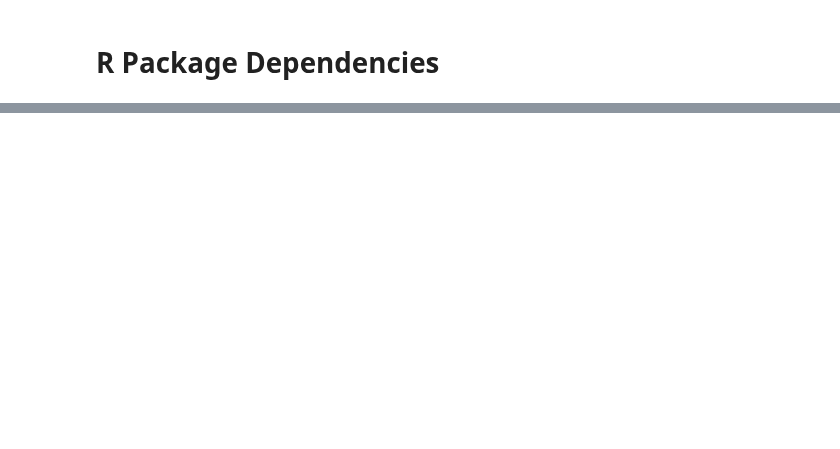
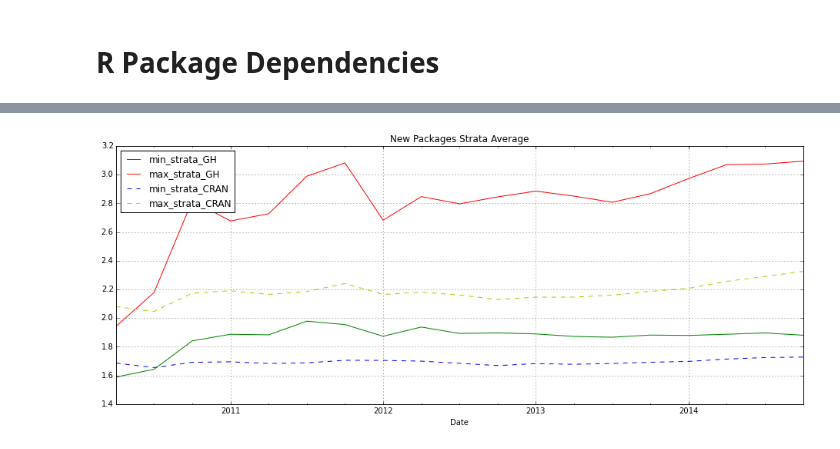
Before and after one commit to maelick/GitHub-API-Helpers, a Jupyter notebook: SANER2016/notebooks/R Package Dependencies.ipynb, the cells around one changed output, grey strips where cells are left out. Cells and saved outputs as stored; diff of their text form; code cells hidden in the pictures; blank space fills up the shorter version.

```diff
--- a/SANER2016/notebooks/R Package Dependencies.ipynb
+++ b/SANER2016/notebooks/R Package Dependencies.ipynb
@@ -146,0 +162,21 @@ df.sort('2014-07-31 00:00:00', ascending=False, inplace=False)
+# %%
+df = pandas.DataFrame(new_data, index=new_data_index)
+df['snapshot_date'] = pandas.to_datetime(df['snapshot_date'])
+# %%
+github = data.query('InGitHub == 1').drop_duplicates('Package')
+# %%
+ndf = github.set_index('Package')[['InGitHub']].join(df, how='right')
+ndf = ndf.fillna({'InGitHub': 0})
+# %%
+groups_GH = ndf.query('InGitHub == 1')[['min_strata', 'max_strata', 'snapshot_date']].groupby(by=['snapshot_date'])
+groups_CRAN = ndf.query('InGitHub == 0')[['min_strata', 'max_strata', 'snapshot_date']].groupby(by=['snapshot_date'])
+# %%
+ax = (groups_GH.mean().rename(columns={'min_strata': 'min_strata_GH', 'max_strata': 'max_strata_GH'})
+      .plot(title='New Packages Strata Average', style=['g', 'r']))
+(groups_CRAN.mean().rename(columns={'min_strata': 'min_strata_CRAN', 'max_strata': 'max_strata_CRAN'})
+ .plot(ax=ax, style=['b--', 'y--']))
+ax.set_xlabel('Date')
+
+ax.figure.set_size_inches(16, 6)
+# %% [output]
+[figure, added]
```
Also changed, not shown: parts of 9 cells of this notebook.
